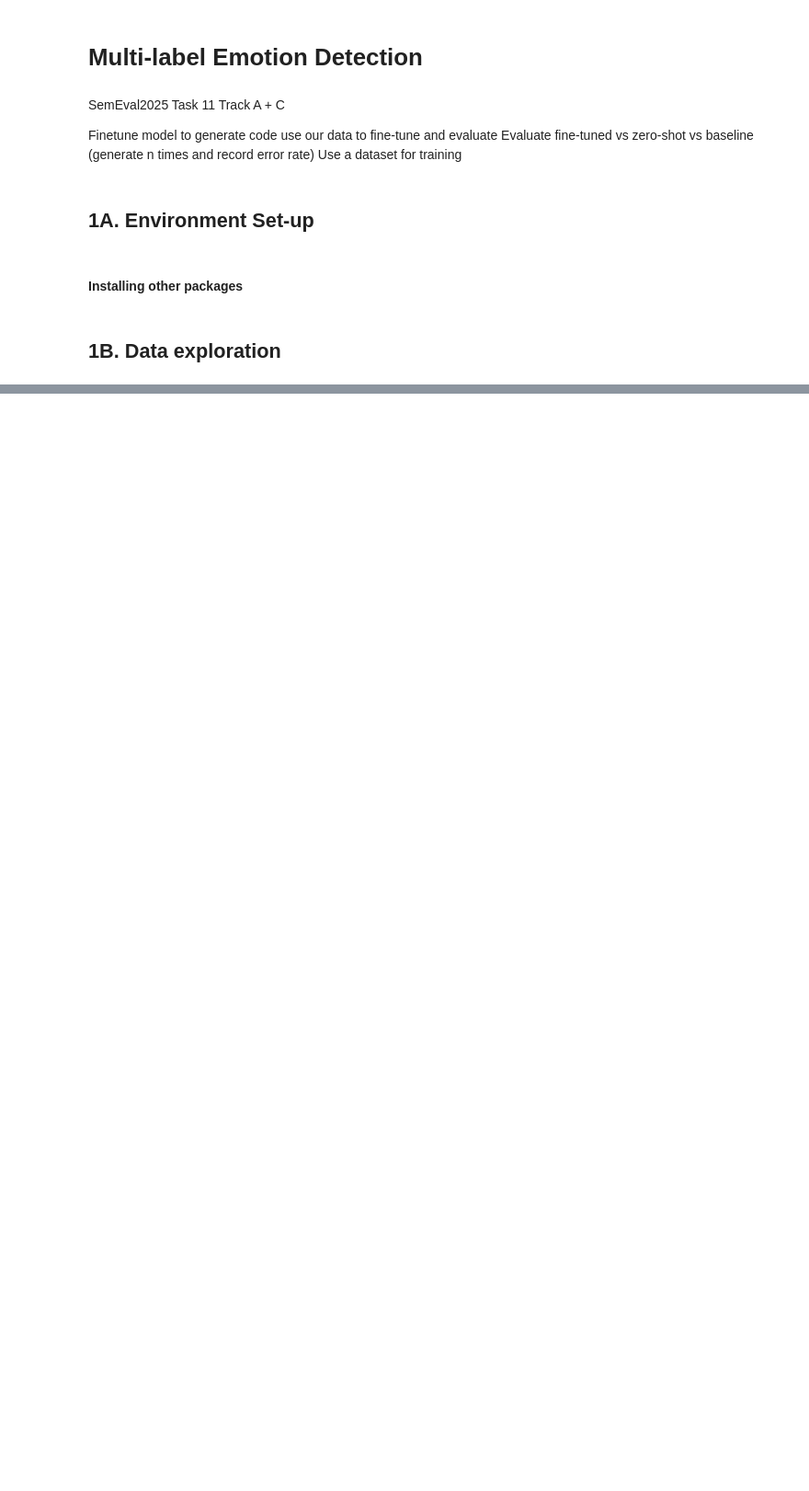
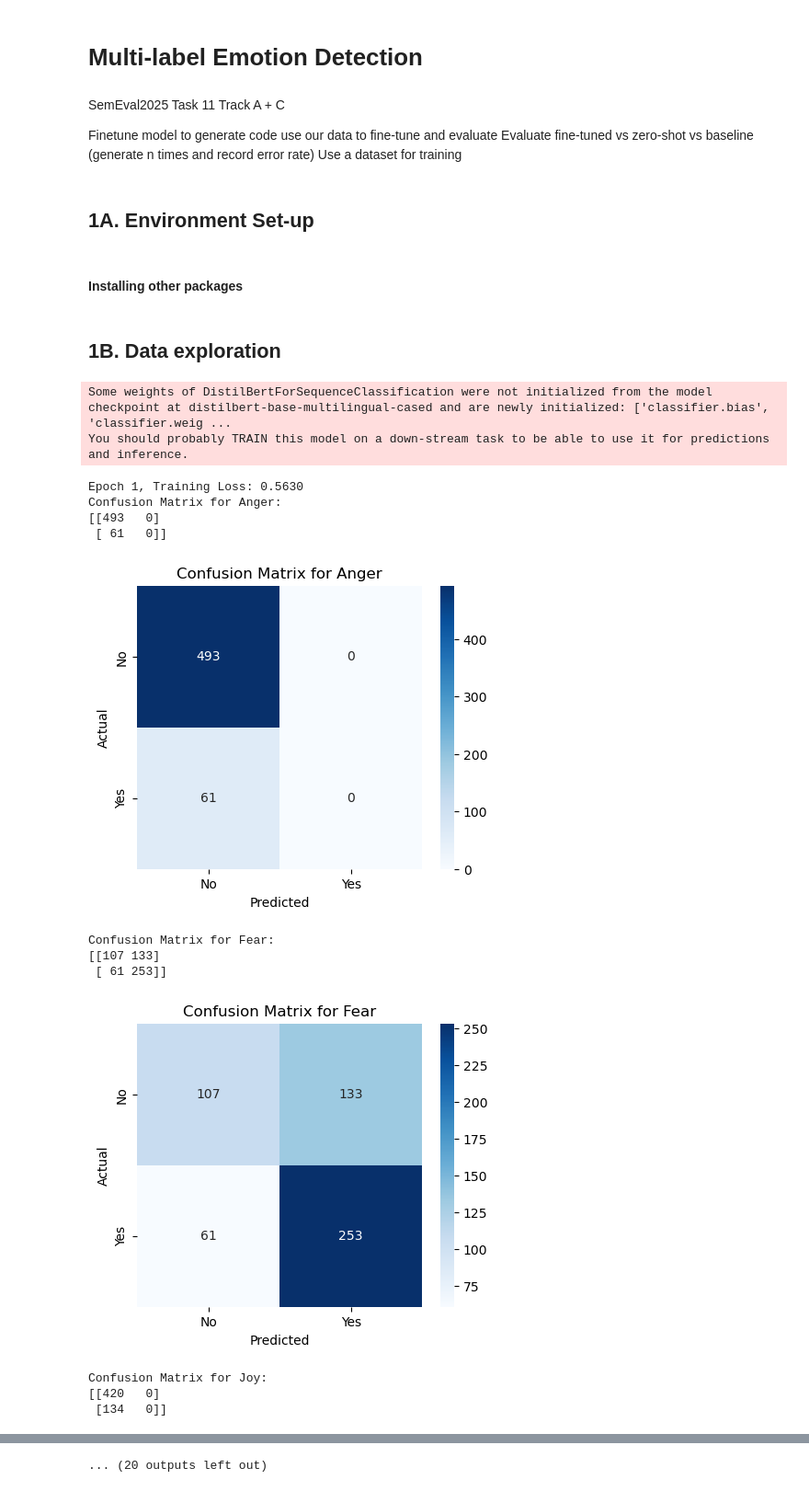
Before and after one commit to himalrpandey/SemEval2025-11, a Jupyter notebook: Main.ipynb, the cells around one changed output, grey strips where cells are left out. Shown at 92% size. Drawn from its saved outputs; the diff is of its cells as text; code cells hidden in the pictures; blank space fills up the shorter version.

Commit message:
added confusion matrix

```diff
--- a/Main.ipynb
+++ b/Main.ipynb
@@ -177,26 +195,41 @@ def evaluate_model(model, val_loader, device):
 # %%
 dataset_file_path = "public_data/train/track_a/eng.csv"  # Your complete dataset file
 batch_size = 16
 max_length = 128
 device = torch.device("cuda" if torch.cuda.is_available() else "cpu")
 
 # Load data
 data = load_data(dataset_file_path)
 
 # Split the dataset into training and validation sets (80/20 split)
 train_data, val_data = split_data(data, test_size=0.2)
-train_data = train_data.sample(n=100, random_state=42)
-val_data = val_data.sample(n=20, random_state=42)
+#train_data = train_data.sample(n=100, random_state=42)
+#val_data = val_data.sample(n=20, random_state=42)
 
 # Initialize tokenizer and model
 tokenizer, model = initialize_model_and_tokenizer()
 
 # Create datasets and data loaders
 train_dataset = EmotionDataset(train_data, tokenizer, max_length)
 val_dataset = EmotionDataset(val_data, tokenizer, max_length)
 
 train_loader = DataLoader(train_dataset, batch_size=batch_size, shuffle=True)
 val_loader = DataLoader(val_dataset, batch_size=batch_size, shuffle=False)
 
 # Train and evaluate the model
 train_model(model, train_loader, val_loader, device, epochs=3)
+# %% [output]
+Some weights of DistilBertForSequenceClassification were not initialized from the model checkpoint at distilbert-base-multilingual-cased and are newly initialized: ['classifier.bias', 'classifier.weig ...
+You should probably TRAIN this model on a down-stream task to be able to use it for predictions and inference.
+Epoch 1, Training Loss: 0.5630
+Confusion Matrix for Anger:
+[[493   0]
+ [ 61   0]]
+[figure, added]
+Confusion Matrix for Fear:
+[[107 133]
+ [ 61 253]]
+[figure, added]
+Confusion Matrix for Joy:
+[[420   0]
+ [134   0]]
@@ -202,0 +263 @@ train_model(model, train_loader, val_loader, device, epochs=3)
+... (20 outputs left out)
```
Also changed, not shown: parts of 3 cells of this notebook.
